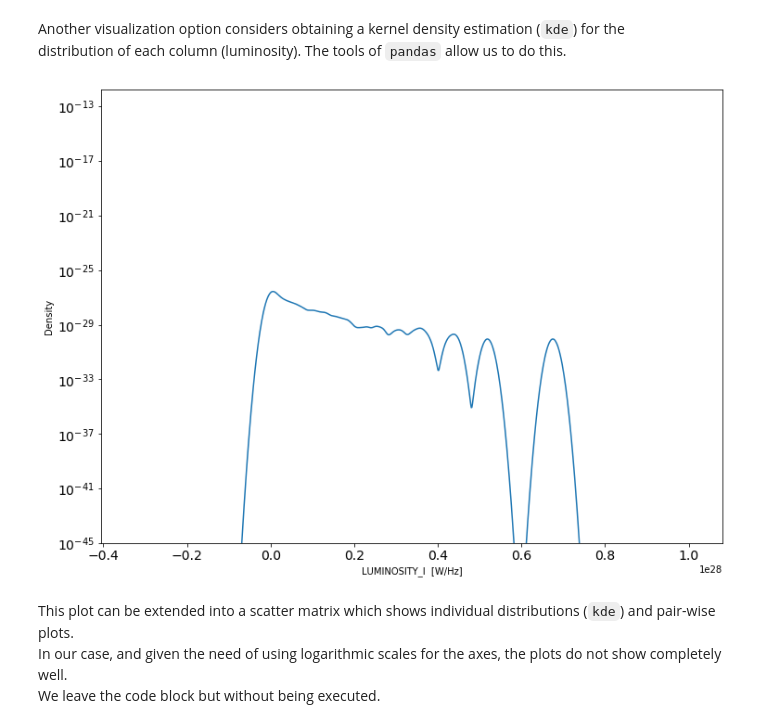
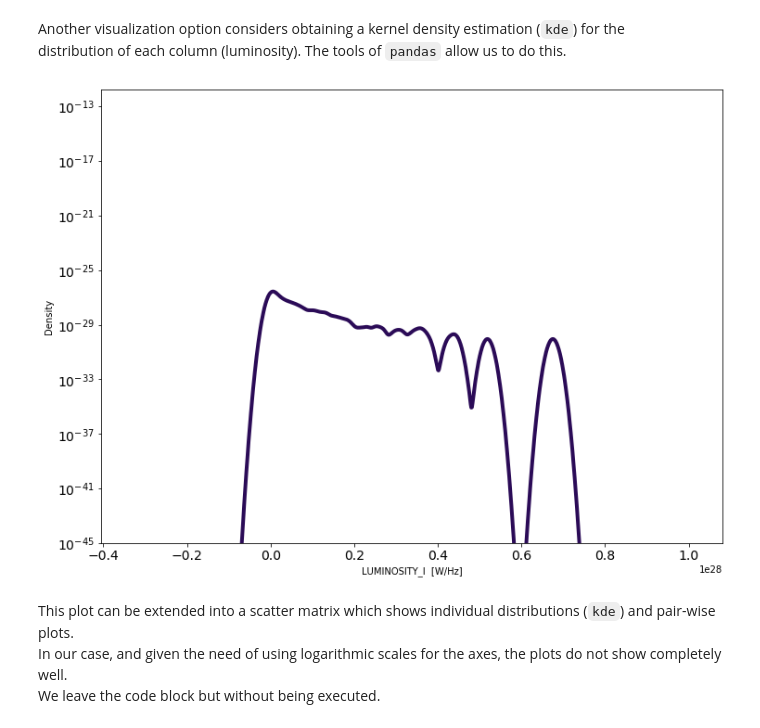
Before and after one commit to racarvajal/work_notes, a Jupyter notebook: Analyze_high_z_cat.ipynb, the cells around one changed output. Cells and saved outputs as stored; diff of their text form; code cells hidden in the pictures.

```diff
--- a/Analyze_high_z_cat.ipynb
+++ b/Analyze_high_z_cat.ipynb
@@ -413,7 +413,7 @@ num_of_rows    = 18023  # Number of rows to consider. 18023 for all elements
 # num_of cols    = 534    # Number of columns to consider. 534 for all columns with Flux values (error columns not considered)
 min_elements   = 20
 # corr           = large_catalog_df[numeric_col_names[:num_of_rows]].corr(min_periods=20)
-corr           = lums_catalog_df.loc[:num_of_rows].corr(min_periods=20)
+corr           = lums_catalog_df.loc[:num_of_rows].corr(min_periods=min_elements)
 corr_abs       = corr.abs()
 # %% [markdown]
 In the following code block, the names of the pairs of columns with the
@@ -430,8 +430,8 @@ limit the correlation values which will be discarded.
 The variable `num_of_corr` selects the number of high correlation pairs of columns we want to analyze at a time.
 This is purely for visualization purposes.
 # %%
-corr_thresh    = 0.80  # We want pairs with correlations below this value
-num_of_corr    = 20    # How many high correlations we want to analyze at a time
+corr_thresh    = 0.90  # We want pairs with correlations below this value
+num_of_corr    = 25    # How many high correlations we want to analyze at a time
 # %%
 arr_cols       = np.array([np.array(row) for row in cols_corr.keys()[cols_corr<corr_thresh][:num_of_corr]])  # Columns involved in the highest 25 correlations (below 0.75)
 cols_high_corr = np.unique(np.concatenate((arr_cols[:, 0], arr_cols[:, 1])))  # Array with individual column names from highest correlations
@@ -507,14 +507,18 @@ distribution of each column (luminosity). The tools of `pandas` allow us to do t
 # %%
 fig = plt.figure(figsize=(12,9))
 ax1 = fig.add_subplot(111)
 
 # Choose the column to use (from highly correlated luminosities)
-used_col=1
+used_col_num = 2
+used_col     = cols_high_corr[used_col_num]
 
-lums_catalog_df[cols_high_corr[used_col]].plot.kde(ax=ax1, fontsize=14, logy=True, ylim=(1e-45, None))
-ax1.set_xlabel(cols_high_corr[used_col] + '  [W/Hz]');
+# Choose directly the column name
+# used_col     = "LUMINOSITY_14GHZ_average"
+
+lums_catalog_df[used_col].plot.kde(ax=ax1, fontsize=14, logy=True, ylim=(1e-45, None), color=colors[0], lw=4)
+ax1.set_xlabel(used_col + '  [W/Hz]');
 # %% [output]
-[figure, old version]
+[figure, new version]
 # %% [markdown]
 This plot can be extended into a scatter matrix which shows individual distributions (`kde`) and pair-wise plots.
 In our case, and given the need of using logarithmic scales for the axes, the plots do not show completely well.
```
Also changed, not shown: parts of 4 cells of this notebook.
